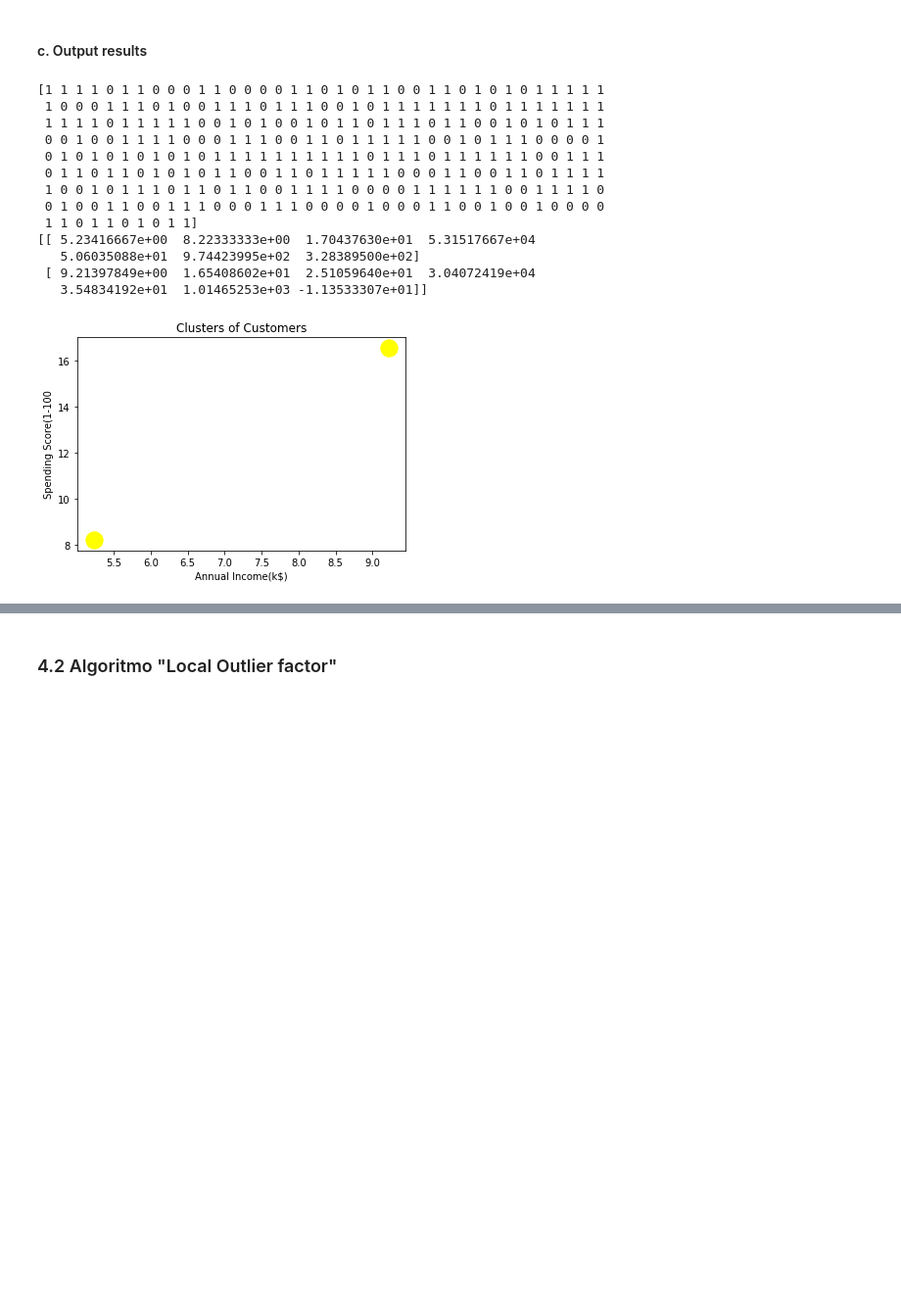
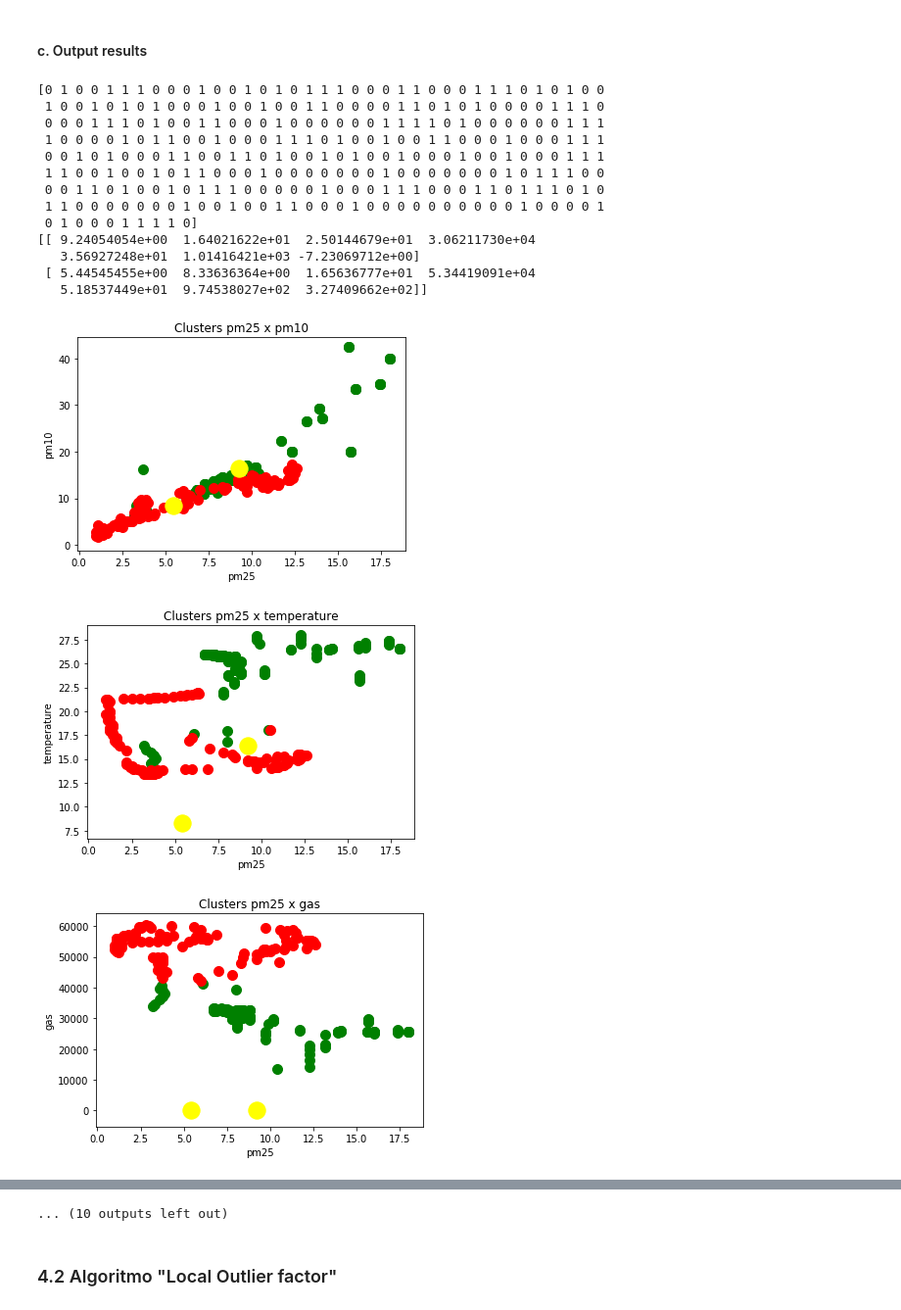
Before and after one commit to tiago-fontes/PEI, a Jupyter notebook: AlertAI/Algorithms.ipynb, the cells around one changed output, grey strips where cells are left out. Shown at 98% size. Cells and saved outputs as stored; diff of their text form; code cells hidden in the pictures; blank space fills up the shorter version.

```diff
--- a/AlertAI/Algorithms.ipynb
+++ b/AlertAI/Algorithms.ipynb
@@ -44,19 +46,18 @@ from matplotlib import pyplot as plt
 ## 2. Data Acquisition
 Step corresponding to gather the Data in order to manipulate it later on.
 # %%
-dataset1 = pd.read_csv("data/sensor1_raw.csv")
-dataset2 = pd.read_csv("data/sensor2_raw.csv")
+#dataset1 = pd.read_csv("data/sensor1_raw.csv")
+#dataset2 = pd.read_csv("data/sensor2_raw.csv")
 
-dataUnified = pd.read_csv("unified_all.csv")
+data = pd.read_csv("data/raw_data.csv")
 
-X = dataUnified[['pm25','pm10','temperature', 'gas', 'humidity', 'pressure', 'altitude']]
-#y = dataUnified[['classification']]
-y = pd.read_csv("target.csv")
-y = y[['sensor1.classification']]
+X = data[['sensors.pm25','sensors.pm10','sensors.temperature', 'sensors.gas', 'sensors.humidity', 'sensors.pressure', 'sensors.altitude']]
+y = data[['sensors.classification']]
 
+print(X.shape)
 print(y.shape)
 
-#Vou utilizar a biblioteca sklearn para dividir os dados de treino e de teste para já
+#sklearn para dividir os dados de treino e de teste
 from sklearn.model_selection import train_test_split
 X_train, X_test, y_train, y_test = train_test_split(X, y, test_size = 0.3)
 # %% [output]
@@ -114,7 +122,9 @@ model.compile(optimizer = 'adam',
              metrics = ['accuracy'])
 
 #Treinar o modelo
-model.fit(X_train, y_train, validation_data = (X_test, y_test), epochs = 30, batch_size = 64, verbose = 2)
+epochs = 30
+batch_size = 32
+model.fit(X_train, y_train, validation_data = (X_test, y_test), epochs = epochs, batch_size = batch_size, verbose = 2)
 #primeira var - valores de treino, segunda var - respetivas labels
 # %% [markdown]
 #### c. Output results
@@ -220,7 +230,5 @@ model.fit(X_train)
 y_labels_train = model.labels_
 y_labels_test = model.predict(X_test)
 
-t = model.fit_predict(X_train)
-print(t)
 print(y_labels_test)
 # %% [output]
@@ -242,26 +241,34 @@ print(y_labels_test)
 # %%
 print(model.labels_) #prever a que cluster cada ponto pertence
 print(model.cluster_centers_) #para ver onde é o centro de cada cluster
 
-#plt.scatter(X_train[model.labels_==0, 0],X_train[model.labels_==0, 1],s=80,c='magenta',label='Careful')
-plt.scatter(model.cluster_centers_[:, 0], model.cluster_centers_[:, 1], s=300, c='yellow', label = 'Centroids')
-#plt.scatter(X_test[:,0], X_test[:,1], c=model.labels_, cmap='rainbow')
-plt.title('Clusters of Customers')
-plt.xlabel('Annual Income(k$)')
-plt.ylabel('Spending Score(1-100')
-plt.show()
+#Labels
+for c1, col1 in enumerate(X_train.columns):
+    for c2, col2 in enumerate(X_train.columns):
+        if( c1 >= c2):
+            ;
+        else:
+            plt.scatter(X_train[model.labels_ == 0][col1], X_train[model.labels_ == 0][col2], s = 100, c = 'green', label = 'Cluster 0')
+            plt.scatter(X_train[model.labels_ == 1][col1], X_train[model.labels_ == 1][col2], s = 100, c = 'red', label = 'Cluster 1')
+            plt.scatter(model.cluster_centers_[:, 0], model.cluster_centers_[:, 1], s=300, c='yellow', label = 'Centroids')
+            plt.title('Clusters ' + str(col1) + ' x ' + str(col2))
+            plt.xlabel(col1)
+            plt.ylabel(col2)
+            plt.show()
 # %% [output]
-[1 1 1 1 0 1 1 0 0 0 1 1 0 0 0 0 1 1 0 1 0 1 1 0 0 1 1 0 1 0 1 0 1 1 1 1 1
- 1 0 0 0 1 1 1 0 1 0 0 1 1 1 0 1 1 1 0 0 1 0 1 1 1 1 1 1 1 0 1 1 1 1 1 1 1
- 1 1 1 1 0 1 1 1 1 1 0 0 1 0 1 0 0 1 0 1 1 0 1 1 1 0 1 1 0 0 1 0 1 0 1 1 1
- 0 0 1 0 0 1 1 1 1 0 0 0 1 1 1 0 0 1 1 0 1 1 1 1 1 0 0 1 0 1 1 1 0 0 0 0 1
- 0 1 0 1 0 1 0 1 0 1 0 1 1 1 1 1 1 1 1 1 1 0 1 1 1 0 1 1 1 1 1 1 0 0 1 1 1
- 0 1 1 0 1 1 0 1 0 1 0 1 1 0 0 1 1 0 1 1 1 1 1 0 0 0 1 1 0 0 1 1 0 1 1 1 1
- 1 0 0 1 0 1 1 1 0 1 1 0 1 1 0 0 1 1 1 1 0 0 0 0 1 1 1 1 1 1 0 0 1 1 1 1 0
- 0 1 0 0 1 1 0 0 1 1 1 0 0 0 1 1 1 0 0 0 0 1 0 0 0 1 1 0 0 1 0 0 1 0 0 0 0
- 1 1 0 1 1 0 1 0 1 1]
-[[ 5.23416667e+00  8.22333333e+00  1.70437630e+01  5.31517667e+04
-   5.06035088e+01  9.74423995e+02  3.28389500e+02]
- [ 9.21397849e+00  1.65408602e+01  2.51059640e+01  3.04072419e+04
-   3.54834192e+01  1.01465253e+03 -1.13533307e+01]]
+[0 1 0 0 1 1 1 0 0 0 1 0 0 1 0 1 0 1 1 1 0 0 0 1 1 0 0 0 1 1 1 0 1 0 1 0 0
+ 1 0 0 1 0 1 0 1 0 0 0 1 0 0 1 0 0 1 1 0 0 0 0 1 1 0 1 0 1 0 0 0 0 1 1 1 0
+ 0 0 0 1 1 1 0 1 0 0 1 1 0 0 0 1 0 0 0 0 0 0 1 1 1 1 0 1 0 0 0 0 0 0 1 1 1
+ 1 0 0 0 0 1 0 1 1 0 0 1 0 0 0 1 1 1 0 1 0 0 1 0 0 1 1 0 0 0 1 0 0 0 1 1 1
+ 0 0 1 0 1 0 0 0 1 1 0 0 1 1 0 1 0 0 1 0 1 0 0 1 0 0 0 1 0 0 1 0 0 0 1 1 1
+ 1 1 0 0 1 0 0 1 0 1 1 0 0 0 1 0 0 0 0 0 0 0 1 0 0 0 0 0 0 0 1 0 1 1 1 0 0
+ 0 0 1 1 0 1 0 0 1 0 1 1 1 0 0 0 0 0 1 0 0 0 1 1 1 0 0 0 1 1 0 1 1 1 0 1 0
+ 1 1 0 0 0 0 0 0 0 1 0 0 1 0 0 1 1 0 0 0 1 0 0 0 0 0 0 0 0 0 0 1 0 0 0 0 1
+ 0 1 0 0 0 1 1 1 1 0]
+[[ 9.24054054e+00  1.64021622e+01  2.50144679e+01  3.06211730e+04
+   3.56927248e+01  1.01416421e+03 -7.23069712e+00]
+ [ 5.44545455e+00  8.33636364e+00  1.65636777e+01  5.34419091e+04
+   5.18537449e+01  9.74538027e+02  3.27409662e+02]]
-[figure, old version]
+[figure, new version]
+[figure, added]
+[figure, added]
@@ -268,3 +283,4 @@ plt.show()
+... (10 outputs left out)
 # %% [markdown]
 ### 4.2 Algoritmo "Local Outlier factor"
 # %% [markdown]
```
Also changed, not shown: parts of 14 cells of this notebook.
